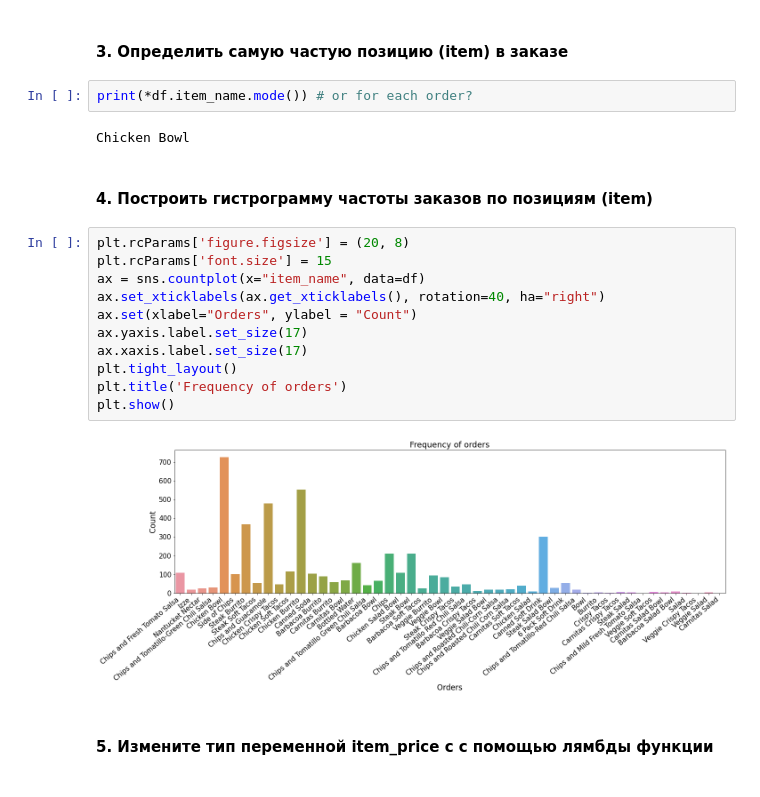
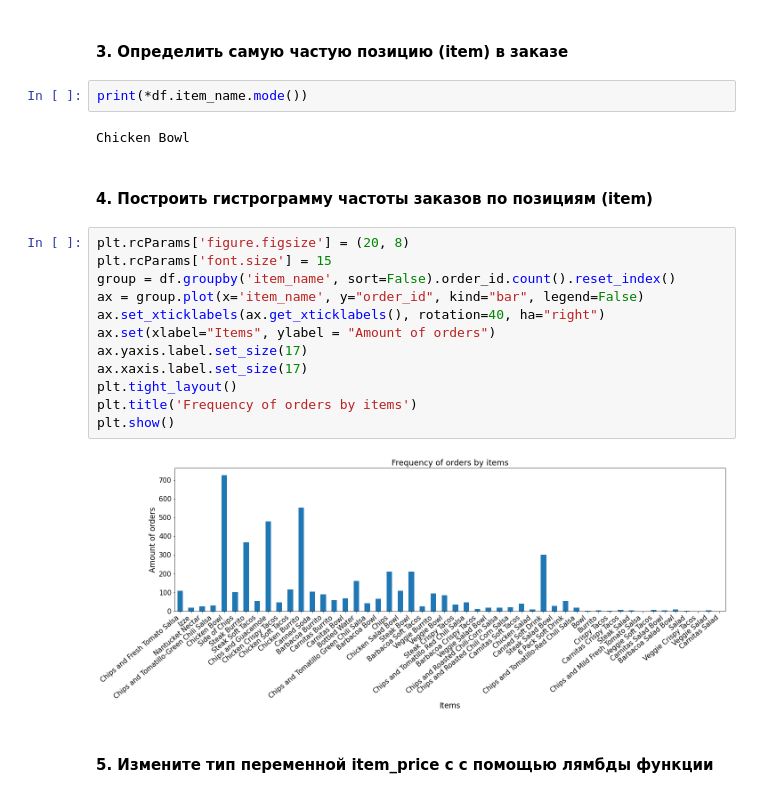
Before and after one commit to 4eckah78/machine-learning, a Jupyter notebook: homework1.ipynb, the cells around one changed output. Cells and saved outputs as stored; diff of their text form.

```diff
--- a/homework1.ipynb
+++ b/homework1.ipynb
@@ -23,7 +23,7 @@ order_id, quantity, item_name, choice_description, item_price
 # %% [markdown]
 #### 3. Определить самую частую позицию (item) в заказе
 # %%
-print(*df.item_name.mode()) # or for each order?
+print(*df.item_name.mode())
 # %% [output]
 Chicken Bowl
 # %% [markdown]
@@ -31,16 +31,17 @@ Chicken Bowl
 # %%
 plt.rcParams['figure.figsize'] = (20, 8)
 plt.rcParams['font.size'] = 15
-ax = sns.countplot(x="item_name", data=df)
+group = df.groupby('item_name', sort=False).order_id.count().reset_index()
+ax = group.plot(x='item_name', y="order_id", kind="bar", legend=False)
 ax.set_xticklabels(ax.get_xticklabels(), rotation=40, ha="right")
-ax.set(xlabel="Orders", ylabel = "Count")
+ax.set(xlabel="Items", ylabel = "Amount of orders")
 ax.yaxis.label.set_size(17)
 ax.xaxis.label.set_size(17)
 plt.tight_layout()
-plt.title('Frequency of orders')
+plt.title('Frequency of orders by items')
 plt.show()
 # %% [output]
-[figure, old version]
+[figure, new version]
 # %% [markdown]
 #### 5. Измените тип переменной item_price c с помощью лямбды функции
 # %%
```
Also changed, not shown: parts of 7 cells of this notebook.
